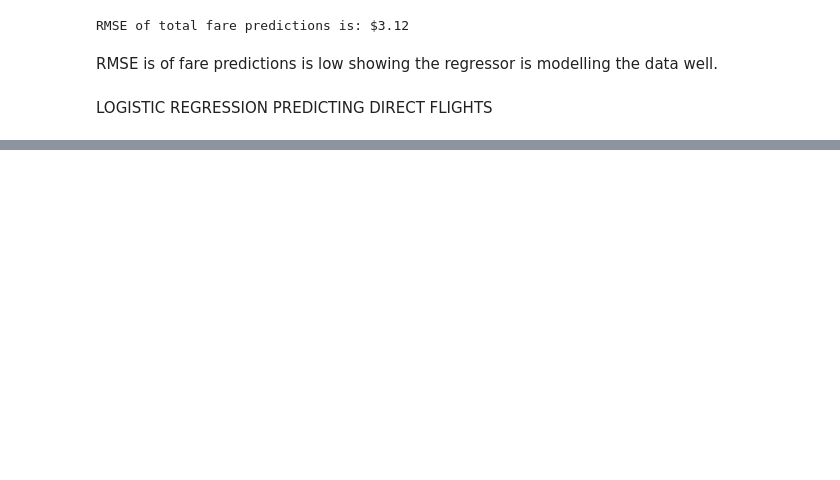
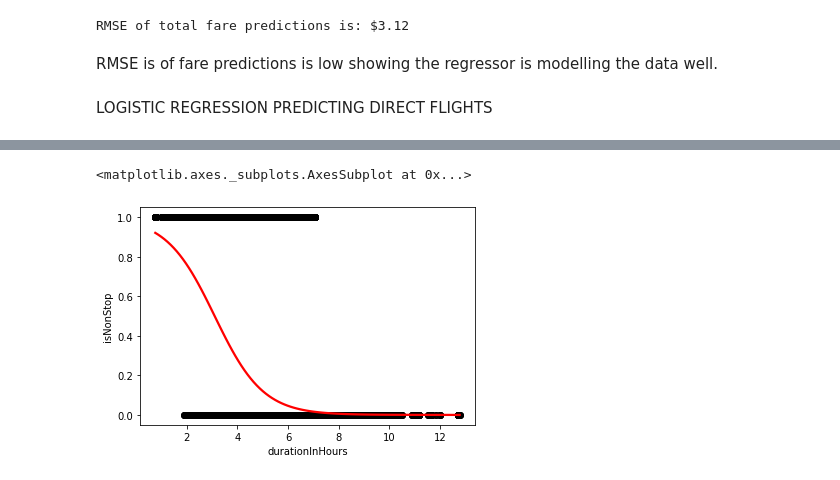
Before and after one commit to sinman96/Data-Science-Projects, a Jupyter notebook: Flight_fare_project.ipynb, the cells around one changed output, grey strips where cells are left out. Drawn from its saved outputs; the diff is of its cells as text; code cells hidden in the pictures; blank space fills up the shorter version.

```diff
--- a/Flight_fare_project.ipynb
+++ b/Flight_fare_project.ipynb
@@ -257,0 +262,5 @@ print(accuracy_score(y_test, y_pred))
+# %%
+sns.regplot(x = df['durationInHours'], y= df['isNonStop'], data=df, logistic=True, ci=None, scatter_kws={'color': 'black'}, line_kws={'color': 'red'})
+# %% [output]
+<matplotlib.axes._subplots.AxesSubplot at 0x...>
+[figure, added]
```
Also changed, not shown: parts of 5 cells of this notebook.
